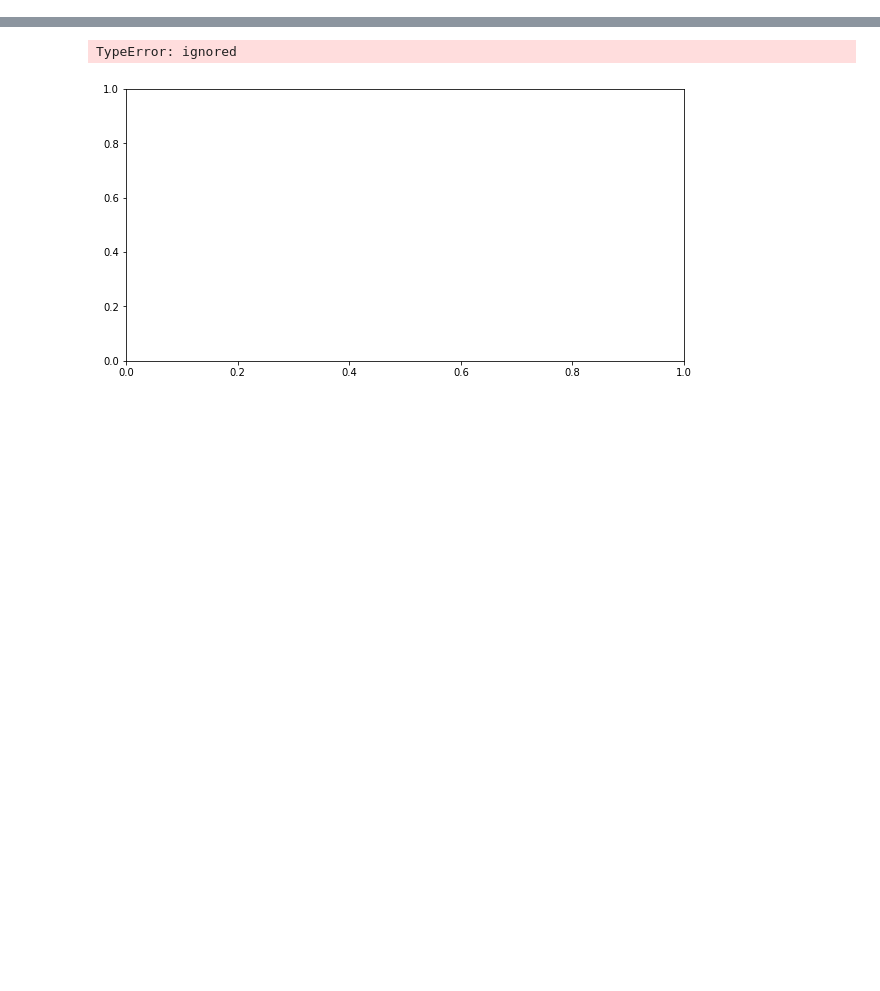
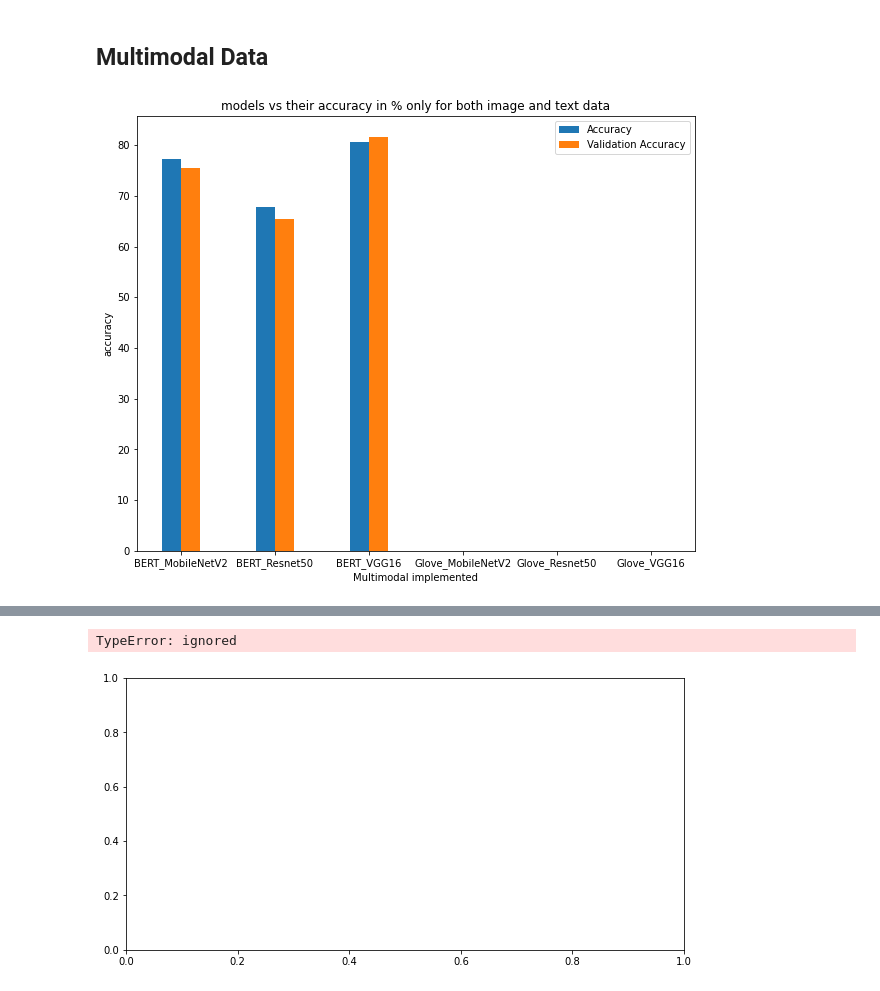
Before and after one commit to PIYALI-bhunia/MultimodelDataPreprocessing, a Jupyter notebook: Plot_Multimodal.ipynb, the cells around one changed output, grey strips where cells are left out. Cells and saved outputs as stored; diff of their text form; code cells hidden in the pictures; blank space fills up the shorter version.

```diff
--- a/Plot_Multimodal.ipynb
+++ b/Plot_Multimodal.ipynb
@@ -47 +54,22 @@ plt.show()
+# %% [markdown]
+## Multimodal Data
+# %%
+w=0.2
+x=["BERT_MobileNetV2","BERT_Resnet50","BERT_VGG16","Glove_MobileNetV2","Glove_Resnet50","Glove_VGG16"]
+fig = plt.figure(figsize = (10, 8))
+Accuracy=[77.2,67.82,80.65,0,0,0]
+Val_Accuracy=[75.53,65.33,81.64,0,0,0]
+bar1=np.arange(len(x))
+bar2=[i+w for i in bar1]
+plt.bar(bar1,Accuracy,w,label="Accuracy")
+plt.bar(bar2,Val_Accuracy,w,label="Validation Accuracy")
+
+plt.xlabel("Multimodal implemented")
+plt.ylabel("accuracy")
+plt.title('models vs their accuracy in % only for both image and text data')
+plt.xticks(bar1+w/2,x)
+plt.legend(loc='upper right')
+plt.show()
+# %% [output]
+[figure, added]
 # %%
```
Also changed, not shown: parts of 10 cells of this notebook.
